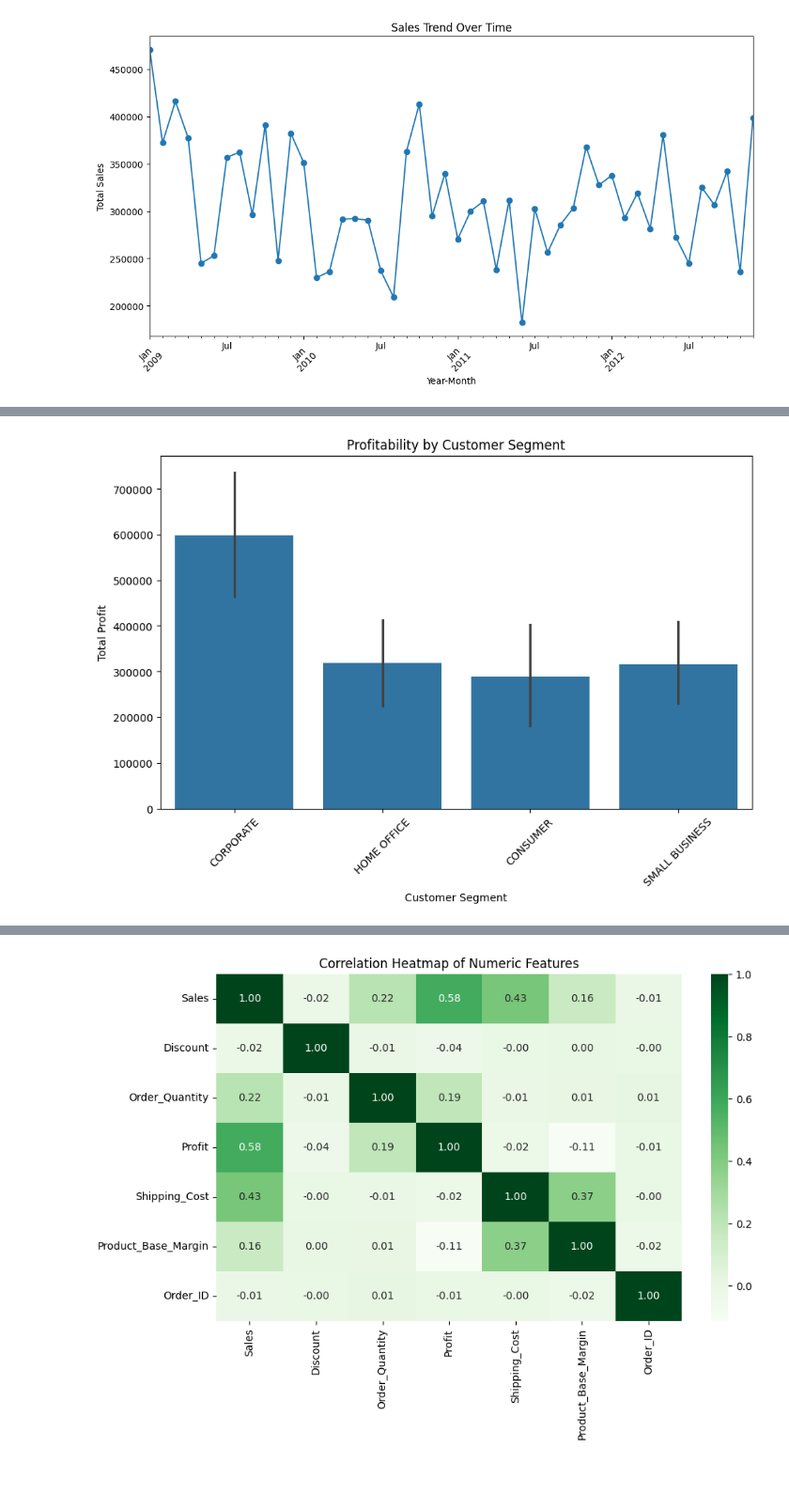
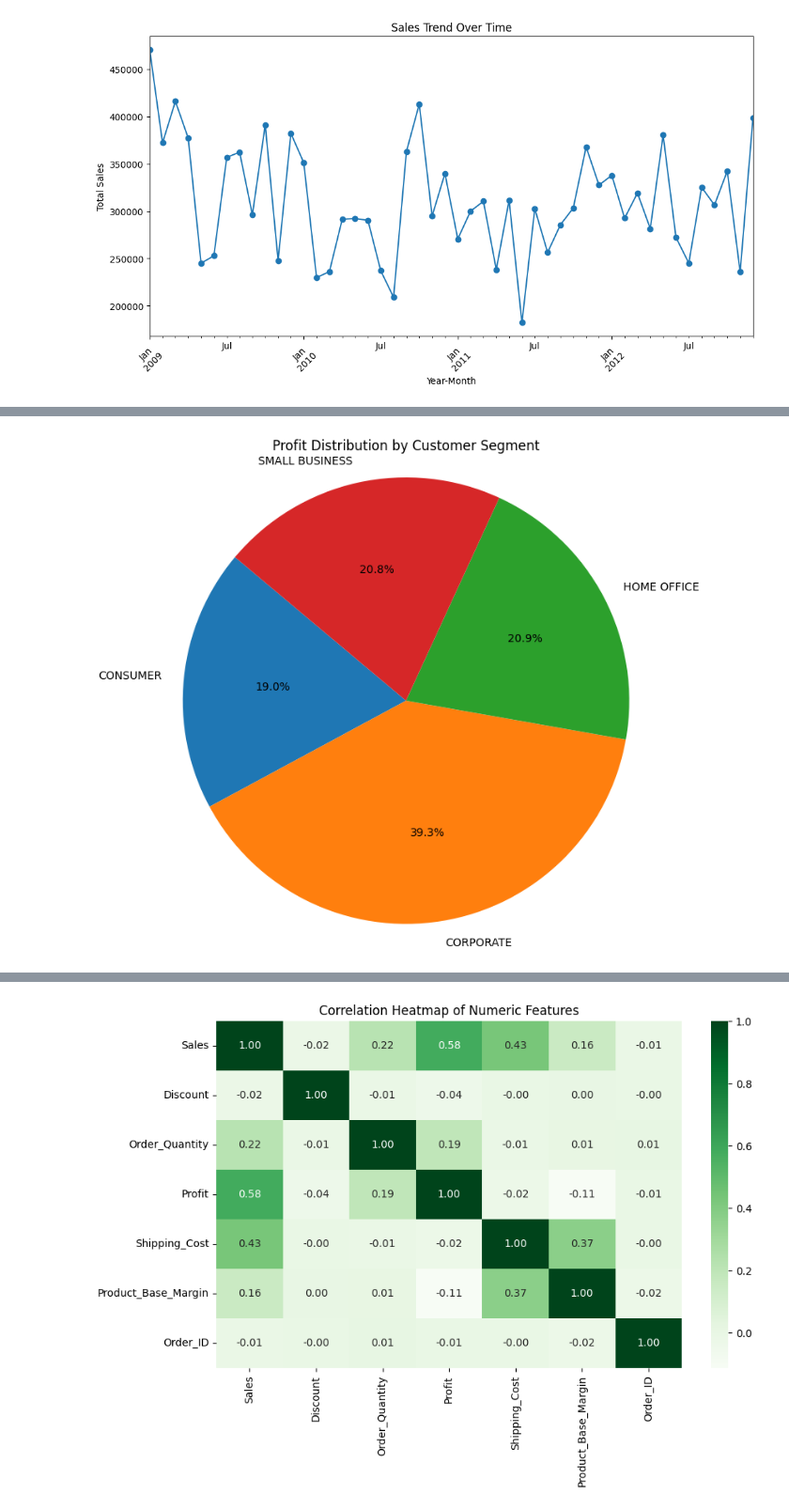
Before and after one commit to AlokSingh04/Cleaning-Sales-data-by-using-python, a Jupyter notebook: Cleaning.ipynb, the cells around one changed output, grey strips where cells are left out. Shown: that part at 94% size. Drawn from its saved outputs; the diff is of its cells as text; code cells hidden in the pictures; blank space fills up the shorter version.

```diff
--- a/Cleaning.ipynb
+++ b/Cleaning.ipynb
@@ -60,13 +85,14 @@ plt.show()
-# %%
-# Most Profitable Customer Segment
-plt.figure(figsize=(10, 6))
-sns.barplot(data=df, x='Customer_Segment', y='Profit', estimator=np.sum)
-plt.title('Profitability by Customer Segment')
-plt.ylabel('Total Profit')
-plt.xlabel('Customer Segment')
-plt.xticks(rotation=45)
-plt.show()
-# %% [output]
-[figure, removed]
+# %%
+# Most Profitable Customer Segment
+
+segment_profit = df.groupby('Customer_Segment')['Profit'].sum()
+
+plt.figure(figsize=(8, 8))
+plt.pie(segment_profit, labels=segment_profit.index, autopct='%1.1f%%', startangle=140)
+plt.title('Profit Distribution by Customer Segment')
+plt.axis('equal')  # Ensures pie is drawn as a circle
+plt.show()
+# %% [output]
+[figure, added]
 # %%
 # Impact of Discount on Profit
```
Also changed, not shown: parts of 9 cells of this notebook.
